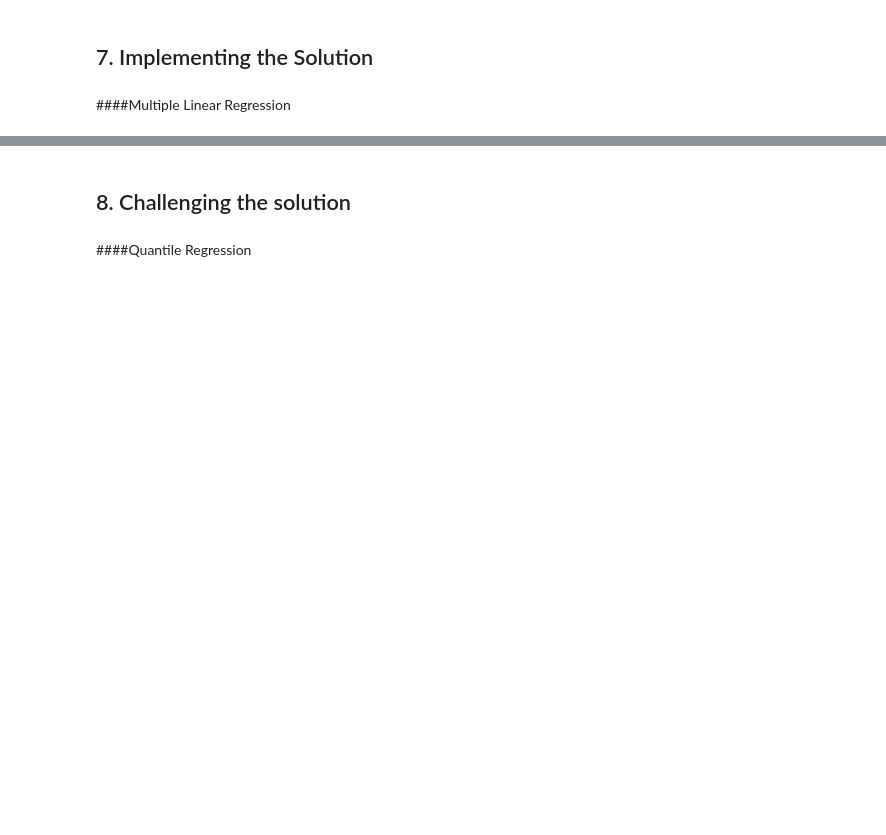
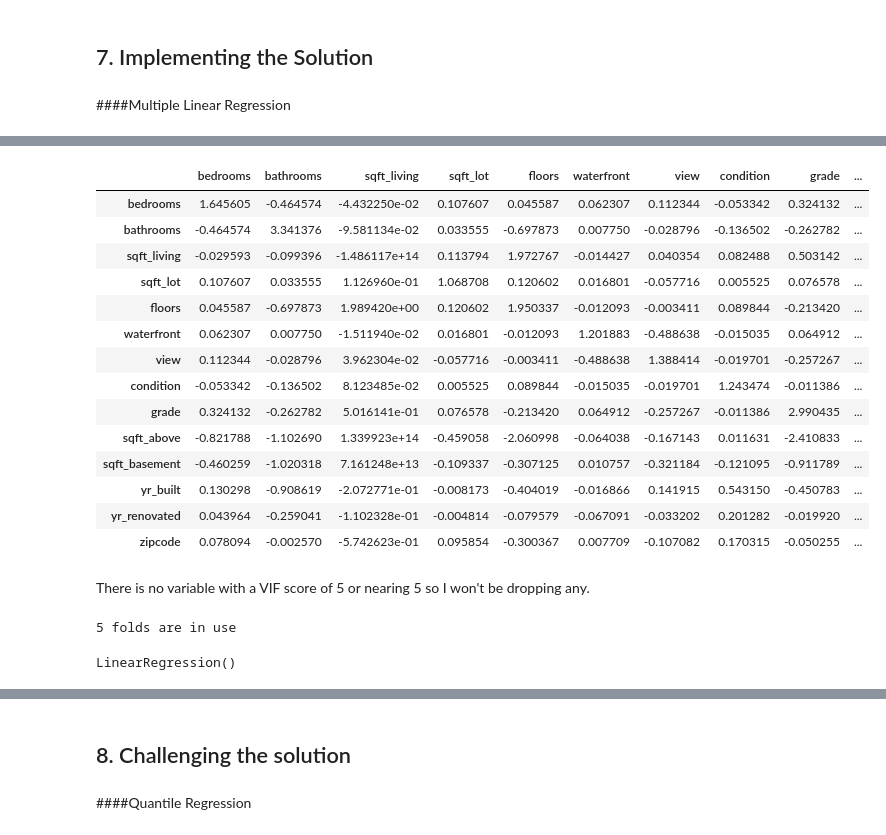
Before and after one commit to R-Owino/HOUSE-PRICE-PREDICTION, a Jupyter notebook: Moringa_Data_Science_Core_W7_Independent_Project_2022_04_Rehema_Owino.ipynb, the cells around one changed output, grey strips where cells are left out. Cells and saved outputs as stored; diff of their text form; code cells hidden in the pictures; blank space fills up the shorter version.

```diff
--- a/Moringa_Data_Science_Core_W7_Independent_Project_2022_04_Rehema_Owino.ipynb
+++ b/Moringa_Data_Science_Core_W7_Independent_Project_2022_04_Rehema_Owino.ipynb
@@ -354,0 +371,22 @@ df.head(2)
+# %%
+# using VIF
+vif = pd.DataFrame(np.linalg.inv(cor),index=cor.index,columns=cor.columns)
+vif
+# %% [output]
+|  | bedrooms | bathrooms | sqft_living | sqft_lot | floors | waterfront | view | condition | grade | ... |
+| bedrooms | 1.645605 | -0.464574 | -4.432250e-02 | 0.107607 | 0.045587 | 0.062307 | 0.112344 | -0.053342 | 0.324132 | ... |
+| bathrooms | -0.464574 | 3.341376 | -9.581134e-02 | 0.033555 | -0.697873 | 0.007750 | -0.028796 | -0.136502 | -0.262782 | ... |
+| sqft_living | -0.029593 | -0.099396 | -1.486117e+14 | 0.113794 | 1.972767 | -0.014427 | 0.040354 | 0.082488 | 0.503142 | ... |
+| sqft_lot | 0.107607 | 0.033555 | 1.126960e-01 | 1.068708 | 0.120602 | 0.016801 | -0.057716 | 0.005525 | 0.076578 | ... |
+| floors | 0.045587 | -0.697873 | 1.989420e+00 | 0.120602 | 1.950337 | -0.012093 | -0.003411 | 0.089844 | -0.213420 | ... |
+| waterfront | 0.062307 | 0.007750 | -1.511940e-02 | 0.016801 | -0.012093 | 1.201883 | -0.488638 | -0.015035 | 0.064912 | ... |
+| view | 0.112344 | -0.028796 | 3.962304e-02 | -0.057716 | -0.003411 | -0.488638 | 1.388414 | -0.019701 | -0.257267 | ... |
+| condition | -0.053342 | -0.136502 | 8.123485e-02 | 0.005525 | 0.089844 | -0.015035 | -0.019701 | 1.243474 | -0.011386 | ... |
+| grade | 0.324132 | -0.262782 | 5.016141e-01 | 0.076578 | -0.213420 | 0.064912 | -0.257267 | -0.011386 | 2.990435 | ... |
+| sqft_above | -0.821788 | -1.102690 | 1.339923e+14 | -0.459058 | -2.060998 | -0.064038 | -0.167143 | 0.011631 | -2.410833 | ... |
+| sqft_basement | -0.460259 | -1.020318 | 7.161248e+13 | -0.109337 | -0.307125 | 0.010757 | -0.321184 | -0.121095 | -0.911789 | ... |
+| yr_built | 0.130298 | -0.908619 | -2.072771e-01 | -0.008173 | -0.404019 | -0.016866 | 0.141915 | 0.543150 | -0.450783 | ... |
+| yr_renovated | 0.043964 | -0.259041 | -1.102328e-01 | -0.004814 | -0.079579 | -0.067091 | -0.033202 | 0.201282 | -0.019920 | ... |
+| zipcode | 0.078094 | -0.002570 | -5.742623e-01 | 0.095854 | -0.300367 | 0.007709 | -0.107082 | 0.170315 | -0.050255 | ... |
+# %% [markdown]
+There is no variable with a VIF score of 5 or nearing 5 so I won't be dropping any.
@@ -354,0 +401,17 @@ df.head(2)
+# %%
+# Dividing the data into training and test sets
+folds = KFold(n_splits=5)
+print(str(folds.get_n_splits(X)) + ' folds are in use')
+
+for train_index, test_index in folds.split(X):
+  # with 5 folds, the train set gets 80% of the data
+  X_train, X_test = X[train_index], X[test_index]
+  y_train, y_test = y[train_index], y[test_index]
+# %% [output]
+5 folds are in use
+# %%
+# Fitting the train and test sets
+regressor = LinearRegression()
+regressor.fit(X_train, y_train)
+# %% [output]
+LinearRegression()
```
Also changed, not shown: parts of 46 cells of this notebook.
